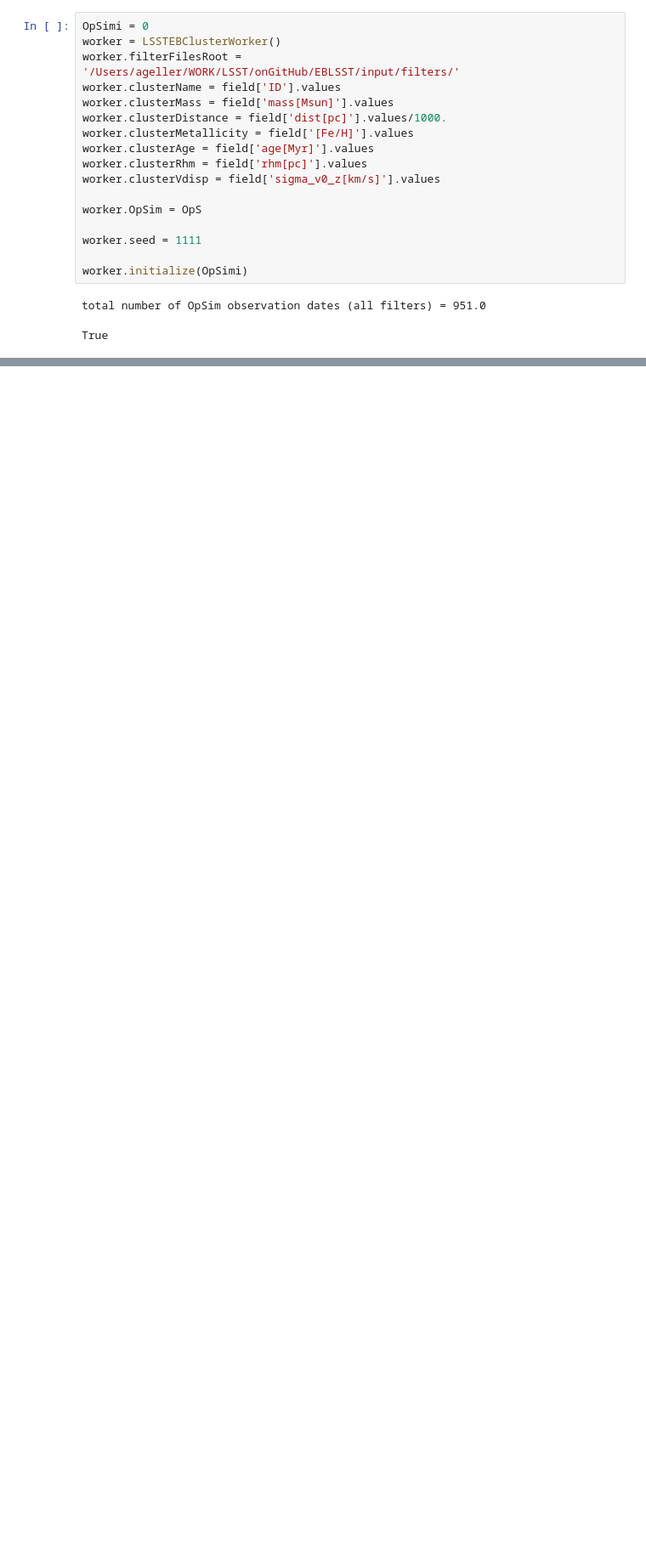
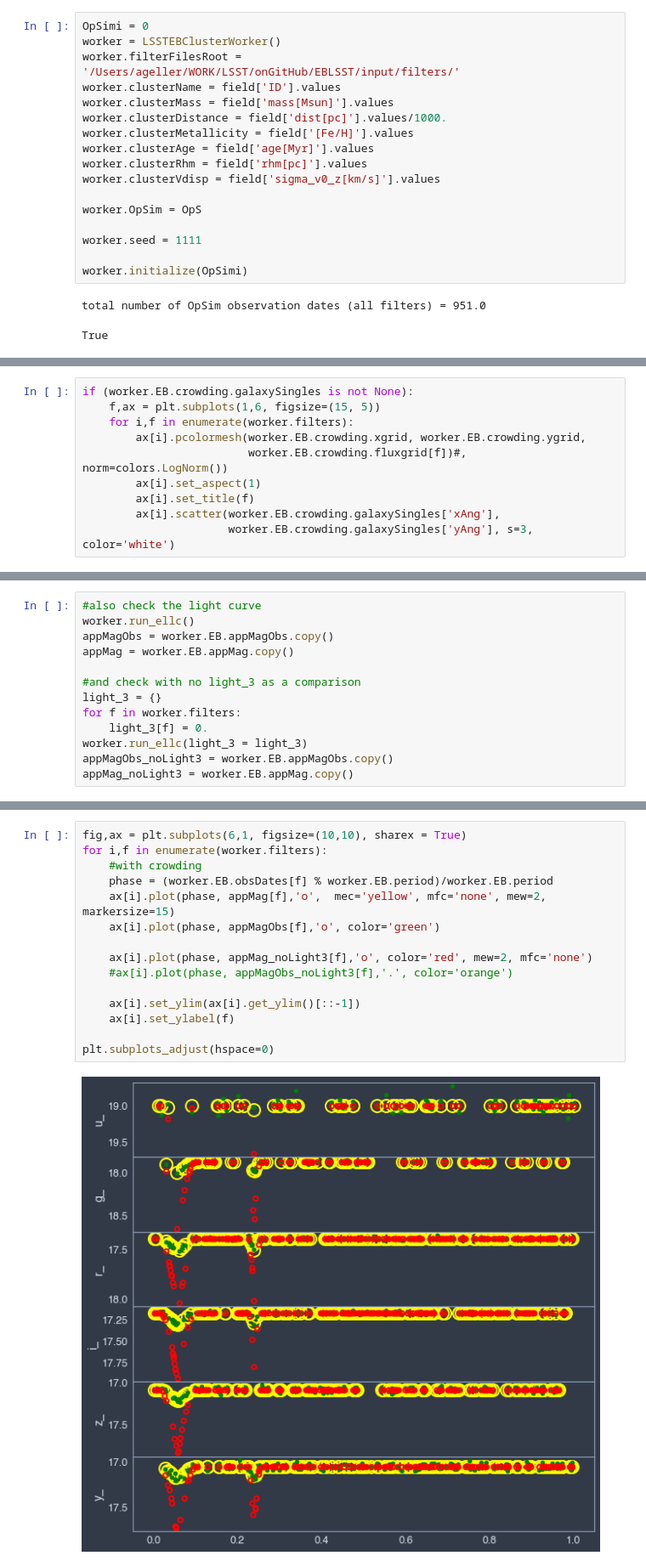
Before and after one commit to ageller/EB-LSST, a Jupyter notebook: testing/crowding/testClusterCrowdingDriver.ipynb, the cells around one changed output, grey strips where cells are left out. Shown at 85% size. Drawn from its saved outputs; the diff is of its cells as text; blank space fills up the shorter version.

```diff
--- a/testing/crowding/testClusterCrowdingDriver.ipynb
+++ b/testing/crowding/testClusterCrowdingDriver.ipynb
@@ -116,0 +169,10 @@ for i,f in enumerate(filters):
+# %%
+if (worker.EB.crowding.galaxySingles is not None):
+    f,ax = plt.subplots(1,6, figsize=(15, 5))
+    for i,f in enumerate(worker.filters):
+        ax[i].pcolormesh(worker.EB.crowding.xgrid, worker.EB.crowding.ygrid,
+                         worker.EB.crowding.fluxgrid[f])#, norm=colors.LogNorm())
+        ax[i].set_aspect(1)
+        ax[i].set_title(f)
+        ax[i].scatter(worker.EB.crowding.galaxySingles['xAng'],
+                      worker.EB.crowding.galaxySingles['yAng'], s=3, color='white')
@@ -116,0 +183,13 @@ for i,f in enumerate(filters):
+# %%
+#also check the light curve
+worker.run_ellc()
+appMagObs = worker.EB.appMagObs.copy()
+appMag = worker.EB.appMag.copy()
+
+#and check with no light_3 as a comparison
+light_3 = {}
+for f in worker.filters:
+    light_3[f] = 0.
+worker.run_ellc(light_3 = light_3)
+appMagObs_noLight3 = worker.EB.appMagObs.copy()
+appMag_noLight3 = worker.EB.appMag.copy()
@@ -116,0 +209,17 @@ for i,f in enumerate(filters):
+# %%
+fig,ax = plt.subplots(6,1, figsize=(10,10), sharex = True)
+for i,f in enumerate(worker.filters):
+    #with crowding
+    phase = (worker.EB.obsDates[f] % worker.EB.period)/worker.EB.period
+    ax[i].plot(phase, appMag[f],'o',  mec='yellow', mfc='none', mew=2, markersize=15)
+    ax[i].plot(phase, appMagObs[f],'o', color='green')
+
+    ax[i].plot(phase, appMag_noLight3[f],'o', color='red', mew=2, mfc='none')
+    #ax[i].plot(phase, appMagObs_noLight3[f],'.', color='orange')
+
+    ax[i].set_ylim(ax[i].get_ylim()[::-1])
+    ax[i].set_ylabel(f)
+
+plt.subplots_adjust(hspace=0)
+# %% [output]
+[figure, added]
```
Also changed, not shown: parts of 12 cells of this notebook, 8 other files.
